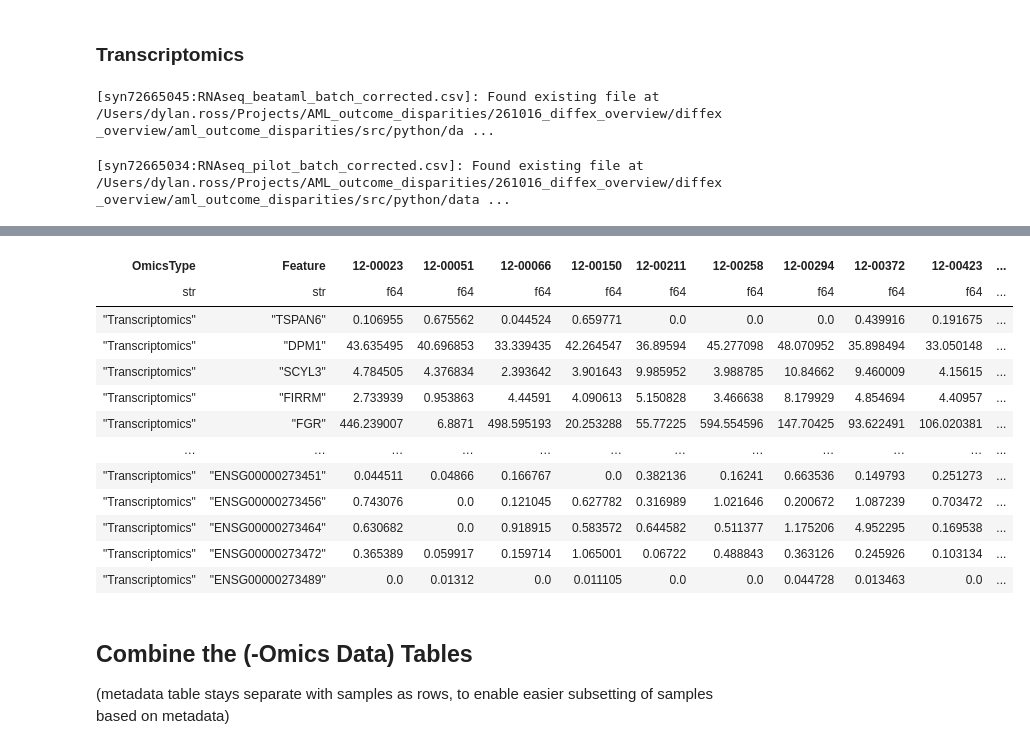
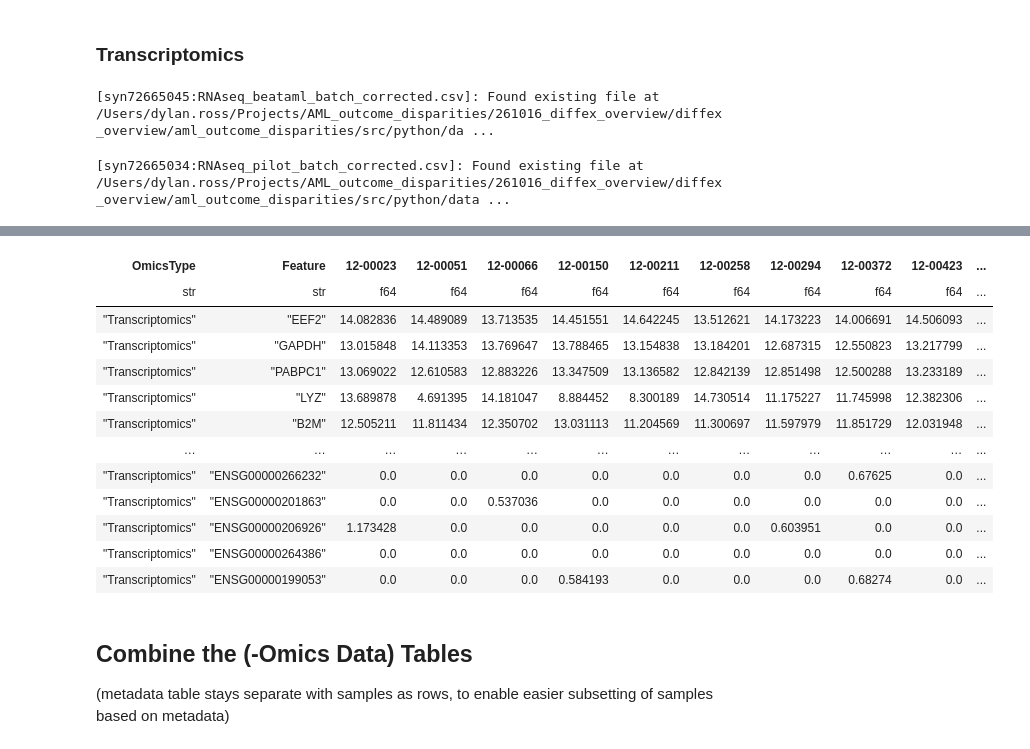
Before and after one commit to PNNL-CompBio/amlMultidrugResistance, a Jupyter notebook: aml_outcome_disparities/analysis/mutations/1_combined_data_table.ipynb, the cells around one changed output, grey strips where cells are left out. Saved outputs shown, nothing was run; the diff lists cells and outputs as text; code cells hidden in the pictures.

```diff
--- a/aml_outcome_disparities/analysis/mutations/1_combined_data_table.ipynb
+++ b/aml_outcome_disparities/analysis/mutations/1_combined_data_table.ipynb
@@ -406,34 +387,55 @@ def rename_redundant_columns(df):
 # %%
-_ptrc, _pilot = import_rna(SYN)
+# 1. Load RNA data
+_ptrc_rna, _pilot_rna = import_rna(
+    SYN,
+    return_symbols=True,
+    batch_correct=True,
+    tpm=True,
+    normalize=False
+)
+
+# 2. Harmonize Sample IDs if needed
+# If RNA indices are labIds (e.g. integer or lab format) instead of Accessions:
+# ba_conv, pilot_conv = import_sample_conversion(SYN)
+# _ptrc_rna.rename(index=ba_conv, inplace=True)
+# _pilot_rna.rename(index=pilot_conv, inplace=True)
+
+# 3. Deduplicate Gene Symbols (Columns) PER TABLE by keeping the highest-mean transcript
+# (Much cleaner than creating 'GENE__1', 'GENE__2' which mismatch between cohorts)
+_ptrc_rna = _ptrc_rna.loc[:, ~_ptrc_rna.columns.isna()]
+_pilot_rna = _pilot_rna.loc[:, ~_pilot_rna.columns.isna()]
+
+# Sort columns by their mean abundance, then drop duplicates to keep the highest expressing ID
+_ptrc_rna = _ptrc_rna.iloc[:, np.argsort(-_ptrc_rna.mean(axis=0).values)]
+_ptrc_rna = _ptrc_rna.loc[:, ~_ptrc_rna.columns.duplicated(keep="first")]
+
+_pilot_rna = _pilot_rna.iloc[:, np.argsort(-_pilot_rna.mean(axis=0).values)]
+_pilot_rna = _pilot_rna.loc[:, ~_pilot_rna.columns.duplicated(keep="first")]
+
+# 4. Find common genes and concatenate samples
+common_genes = _ptrc_rna.columns.intersection(_pilot_rna.columns)
+rna_combined = pd.concat([_ptrc_rna[common_genes], _pilot_rna[common_genes]], axis=0)
+rna_combined = rna_combined.loc[~rna_combined.index.duplicated(keep="first"), :]
+
+# 5. Filter unexpressed genes: keep genes with TPM > 0.5 in at least 20% of samples
+expressed_genes = (rna_combined > 0.5).mean(axis=0) >= 0.20
+rna_filtered = rna_combined.loc[:, expressed_genes]
+
+# 6. Transform TPM -> log2(TPM + 1)
+rna_log2 = np.log2(rna_filtered + 1.0)
+
+# 7. Transpose to (Features x Samples)
+rna_features_x_samples = rna_log2.T.reset_index(names="Feature")
+
+# 8. Ensure Sample columns are strictly strings (prevent Polars type mismatches)
+rna_features_x_samples.columns = [str(c) for c in rna_features_x_samples.columns]
+
+# 9. Ingest into Polars
 rna = (
-    (_df :=
-        pl.concat(
-            [
-                pl.from_pandas(
-                    # rename duplicated columns with suffixes __1, __2, etc.
-                    rename_redundant_columns(_ptrc.loc[:, pd.notnull(_ptrc.columns)]),
-                    include_index=True
-                ),
-                pl.from_pandas(
-                    # rename duplicated columns with suffixes __1, __2, etc.
-                    rename_redundant_columns(_pilot.loc[:, pd.notnull(_pilot.columns)]),
-                    include_index=True
-                ),
-            ],
-            how="diagonal"
-        )
-    )
-    .select(pl.exclude("None"))
-    .transpose(
-        include_header=True,
-        header_name="Feature",
-        column_names=_df["None"].to_list()
-    )
-    .select(
-        pl.lit("Transcriptomics").alias("OmicsType"),
-        pl.exclude("OmicsType")
-    )
+    pl.from_pandas(rna_features_x_samples)
+    .insert_column(0, pl.lit("Transcriptomics").alias("OmicsType"))
 )
+
 rna
 # %% [output]
 [syn72665045:RNAseq_beataml_batch_corrected.csv]: Found existing file at /Users/dylan.ross/Projects/AML_outcome_disparities/261016_diffex_overview/diffex_overview/aml_outcome_disparities/src/python/da ...
@@ -442,16 +444,16 @@ shape: (22_111, 734)
 | OmicsType | Feature | 12-00023 | 12-00051 | 12-00066 | 12-00150 | 12-00211 | 12-00258 | 12-00294 | 12-00372 | 12-00423 | ... |
 | str | str | f64 | f64 | f64 | f64 | f64 | f64 | f64 | f64 | f64 | ... |
-| "Transcriptomics" | "TSPAN6" | 0.106955 | 0.675562 | 0.044524 | 0.659771 | 0.0 | 0.0 | 0.0 | 0.439916 | 0.191675 | ... |
-| "Transcriptomics" | "DPM1" | 43.635495 | 40.696853 | 33.339435 | 42.264547 | 36.89594 | 45.277098 | 48.070952 | 35.898494 | 33.050148 | ... |
-| "Transcriptomics" | "SCYL3" | 4.784505 | 4.376834 | 2.393642 | 3.901643 | 9.985952 | 3.988785 | 10.84662 | 9.460009 | 4.15615 | ... |
-| "Transcriptomics" | "FIRRM" | 2.733939 | 0.953863 | 4.44591 | 4.090613 | 5.150828 | 3.466638 | 8.179929 | 4.854694 | 4.40957 | ... |
-| "Transcriptomics" | "FGR" | 446.239007 | 6.8871 | 498.595193 | 20.253288 | 55.77225 | 594.554596 | 147.70425 | 93.622491 | 106.020381 | ... |
+| "Transcriptomics" | "EEF2" | 14.082836 | 14.489089 | 13.713535 | 14.451551 | 14.642245 | 13.512621 | 14.173223 | 14.006691 | 14.506093 | ... |
+| "Transcriptomics" | "GAPDH" | 13.015848 | 14.113353 | 13.769647 | 13.788465 | 13.154838 | 13.184201 | 12.687315 | 12.550823 | 13.217799 | ... |
+| "Transcriptomics" | "PABPC1" | 13.069022 | 12.610583 | 12.883226 | 13.347509 | 13.136582 | 12.842139 | 12.851498 | 12.500288 | 13.233189 | ... |
+| "Transcriptomics" | "LYZ" | 13.689878 | 4.691395 | 14.181047 | 8.884452 | 8.300189 | 14.730514 | 11.175227 | 11.745998 | 12.382306 | ... |
+| "Transcriptomics" | "B2M" | 12.505211 | 11.811434 | 12.350702 | 13.031113 | 11.204569 | 11.300697 | 11.597979 | 11.851729 | 12.031948 | ... |
 | … | … | … | … | … | … | … | … | … | … | … | ... |
-| "Transcriptomics" | "ENSG00000273451" | 0.044511 | 0.04866 | 0.166767 | 0.0 | 0.382136 | 0.16241 | 0.663536 | 0.149793 | 0.251273 | ... |
-| "Transcriptomics" | "ENSG00000273456" | 0.743076 | 0.0 | 0.121045 | 0.627782 | 0.316989 | 1.021646 | 0.200672 | 1.087239 | 0.703472 | ... |
-| "Transcriptomics" | "ENSG00000273464" | 0.630682 | 0.0 | 0.918915 | 0.583572 | 0.644582 | 0.511377 | 1.175206 | 4.952295 | 0.169538 | ... |
-| "Transcriptomics" | "ENSG00000273472" | 0.365389 | 0.059917 | 0.159714 | 1.065001 | 0.06722 | 0.488843 | 0.363126 | 0.245926 | 0.103134 | ... |
-| "Transcriptomics" | "ENSG00000273489" | 0.0 | 0.01312 | 0.0 | 0.011105 | 0.0 | 0.0 | 0.044728 | 0.013463 | 0.0 | ... |
+| "Transcriptomics" | "ENSG00000266232" | 0.0 | 0.0 | 0.0 | 0.0 | 0.0 | 0.0 | 0.0 | 0.67625 | 0.0 | ... |
+| "Transcriptomics" | "ENSG00000201863" | 0.0 | 0.0 | 0.537036 | 0.0 | 0.0 | 0.0 | 0.0 | 0.0 | 0.0 | ... |
+| "Transcriptomics" | "ENSG00000206926" | 1.173428 | 0.0 | 0.0 | 0.0 | 0.0 | 0.0 | 0.603951 | 0.0 | 0.0 | ... |
+| "Transcriptomics" | "ENSG00000264386" | 0.0 | 0.0 | 0.0 | 0.0 | 0.0 | 0.0 | 0.0 | 0.0 | 0.0 | ... |
+| "Transcriptomics" | "ENSG00000199053" | 0.0 | 0.0 | 0.0 | 0.584193 | 0.0 | 0.0 | 0.0 | 0.68274 | 0.0 | ... |
 # %% [markdown]
 ## Combine the (-Omics Data) Tables
 (metadata table stays separate with samples as rows, to enable easier subsetting of samples based on metadata)
```
Also changed, not shown: parts of 19 cells of this notebook, 13 other files.
